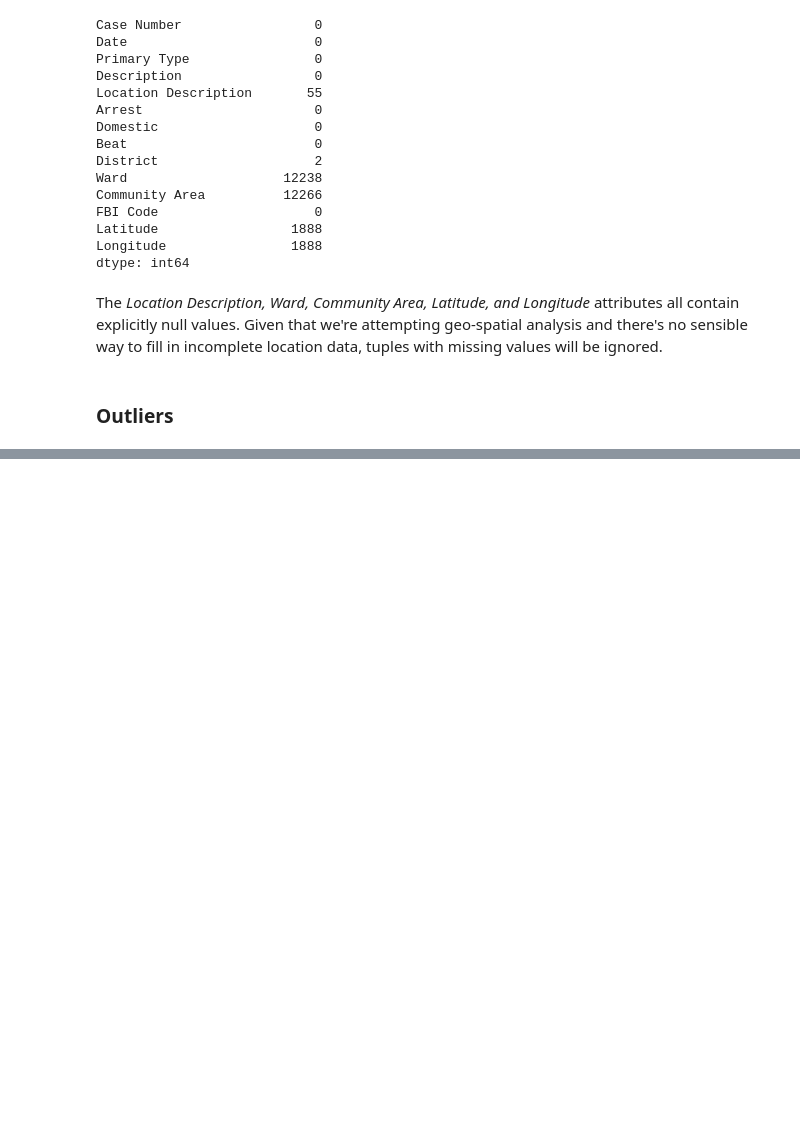
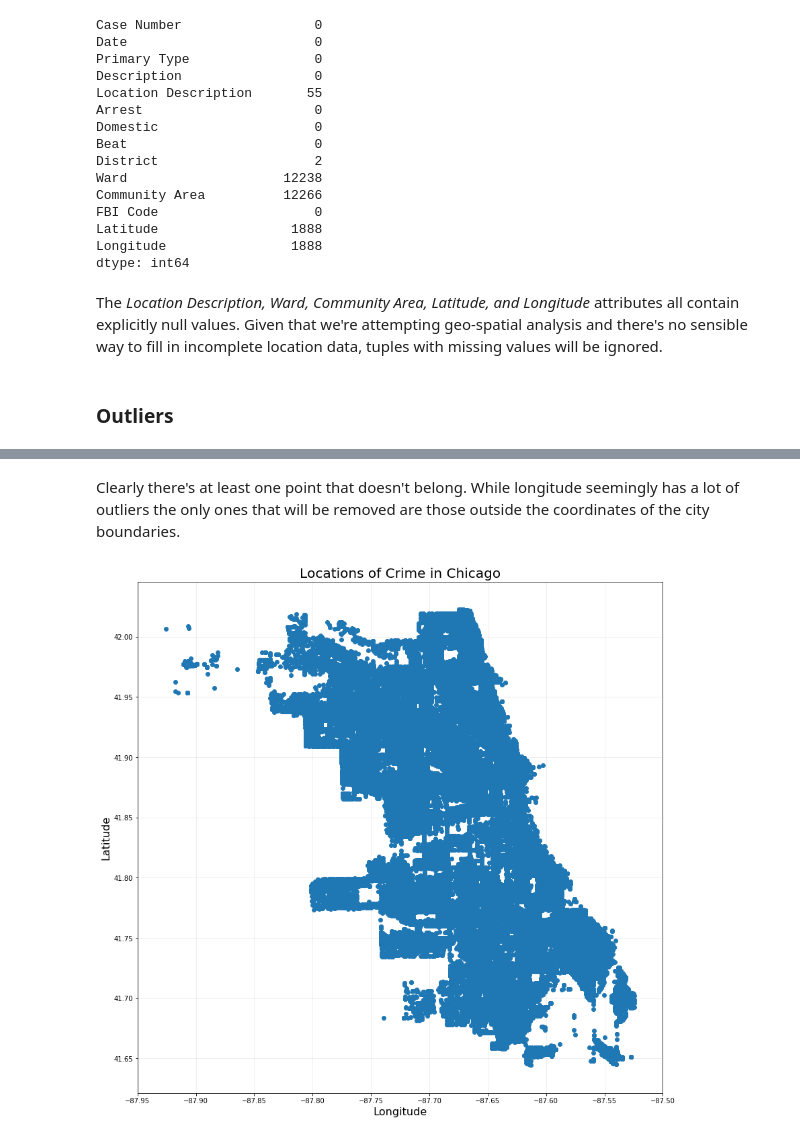
Before and after one commit to maria-knigge/CSCI4502, a Jupyter notebook: CrimeNotebook.ipynb, the cells around one changed output, grey strips where cells are left out. Cells and saved outputs as stored; diff of their text form; code cells hidden in the pictures; blank space fills up the shorter version.

Commit message:
Location outlier removal

```diff
--- a/CrimeNotebook.ipynb
+++ b/CrimeNotebook.ipynb
@@ -89,0 +106,15 @@ dfCrime.dropna(inplace=True)
+# %% [markdown]
+Clearly there's at least one point that doesn't belong. While longitude seemingly has a lot of outliers the only ones that will be removed are those outside the coordinates of the city boundaries.
+# %%
+dfCrime = dfCrime.loc[dfCrime["Latitude"] > 41.6].loc[dfCrime["Latitude"] < 42.1]
+dfCrime = dfCrime.loc[dfCrime["Longitude"] > -88].loc[dfCrime["Longitude"] < -87.5]
+
+fig, ax = plt.subplots(nrows=1, ncols=1, figsize=(14,14))
+ax.scatter(dfCrime["Longitude"],dfCrime["Latitude"])
+ax.set_xlabel("Longitude", fontsize=16)
+ax.set_ylabel("Latitude", fontsize=16)
+ax.set_title("Locations of Crime in Chicago", fontsize=20)
+ax.grid(alpha=0.25)
+ax.set_axisbelow(True)
+# %% [output]
+[figure, added]
```
Also changed, not shown: parts of 1 cell of this notebook.
